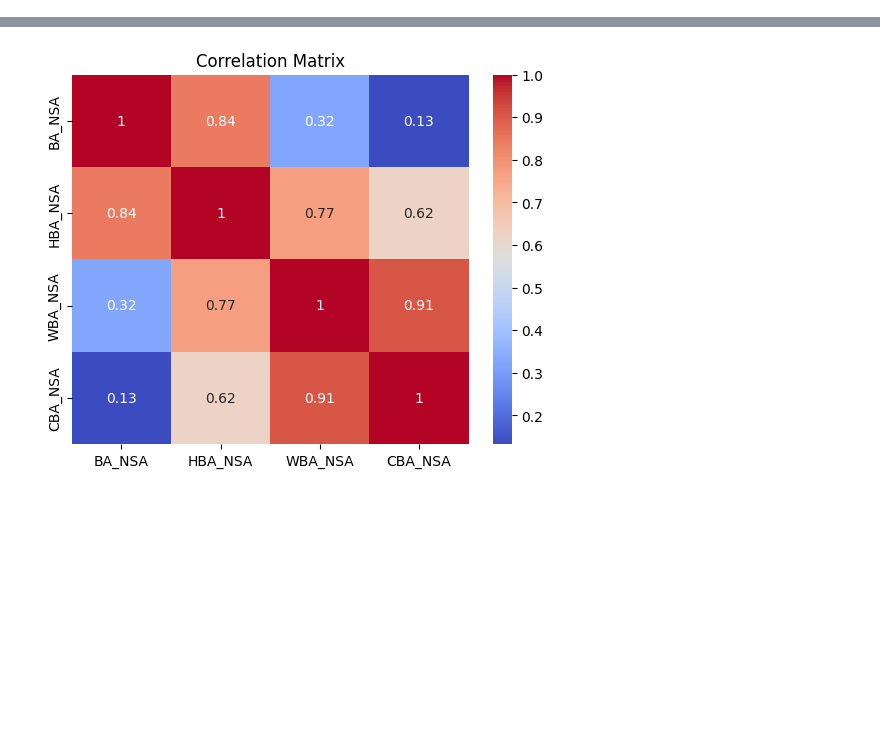
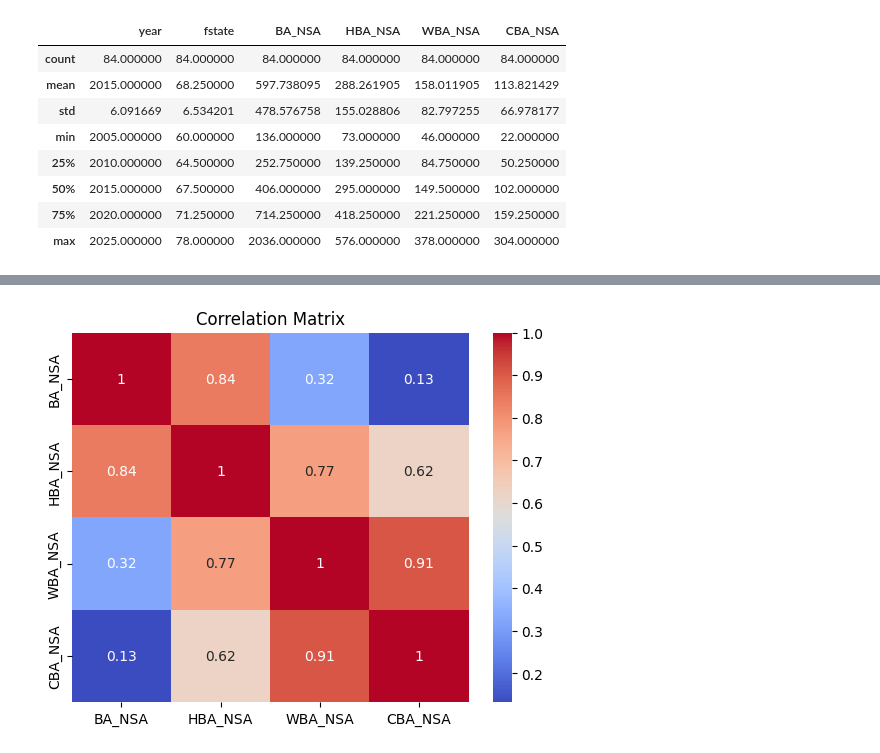
Before and after one commit to BehzadAbedi66/Annual-Island-Areas-Business-Applications-2005-2025-, a Jupyter notebook: Annual-Island-Areas-Business-Applications.ipynb, the cells around one changed output, grey strips where cells are left out. Drawn from its saved outputs; the diff is of its cells as text; code cells hidden in the pictures; blank space fills up the shorter version.

```diff
--- a/Annual-Island-Areas-Business-Applications.ipynb
+++ b/Annual-Island-Areas-Business-Applications.ipynb
@@ -21,0 +85,21 @@ df.head()
+# %%
+# Basic EDA. Define a function that recieves a dataframe and returns df.describe()
+def show_summary(df):
+    """
+    Returns df.describe()
+    As input: df (pd.DataFrame) - dataframe.
+    Returns: df.info()
+    """
+    return df.describe()
+
+show_summary(df)
+# %% [output]
+|  | year | fstate | BA_NSA | HBA_NSA | WBA_NSA | CBA_NSA |
+| count | 84.000000 | 84.000000 | 84.000000 | 84.000000 | 84.000000 | 84.000000 |
+| mean | 2015.000000 | 68.250000 | 597.738095 | 288.261905 | 158.011905 | 113.821429 |
+| std | 6.091669 | 6.534201 | 478.576758 | 155.028806 | 82.797255 | 66.978177 |
+| min | 2005.000000 | 60.000000 | 136.000000 | 73.000000 | 46.000000 | 22.000000 |
+| 25% | 2010.000000 | 64.500000 | 252.750000 | 139.250000 | 84.750000 | 50.250000 |
+| 50% | 2015.000000 | 67.500000 | 406.000000 | 295.000000 | 149.500000 | 102.000000 |
+| 75% | 2020.000000 | 71.250000 | 714.250000 | 418.250000 | 221.250000 | 159.250000 |
+| max | 2025.000000 | 78.000000 | 2036.000000 | 576.000000 | 378.000000 | 304.000000 |
```
Also changed, not shown: parts of 35 cells of this notebook.
